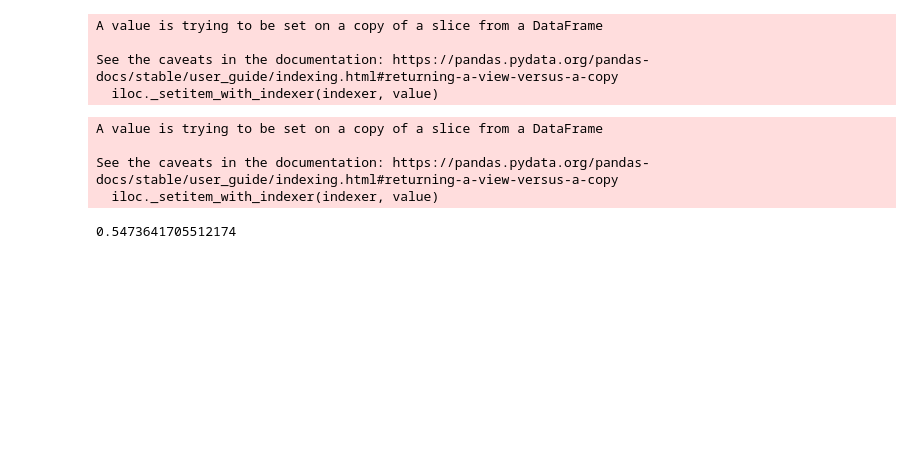
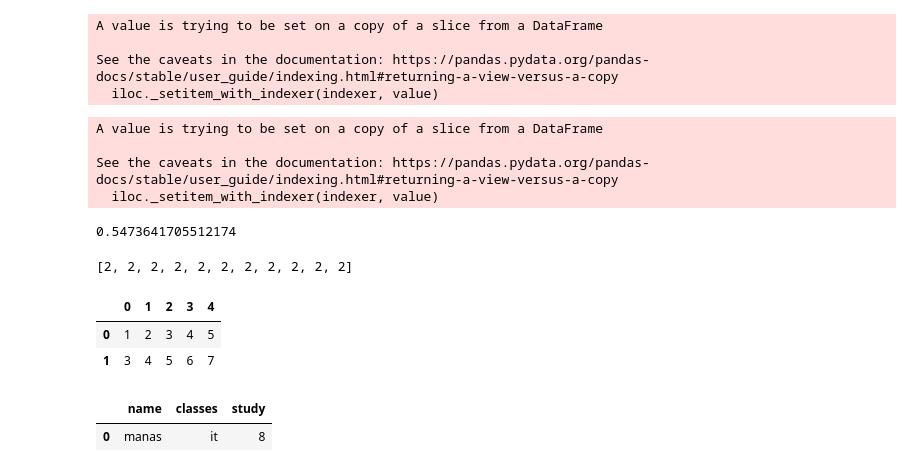
Before and after one commit to manasjaiswal/MLOPS1, a Jupyter notebook: notebook.ipynb, the cells around one changed output. Cells and saved outputs as stored; diff of their text form; code cells hidden in the pictures; blank space fills up the shorter version.

```diff
--- a/notebook.ipynb
+++ b/notebook.ipynb
@@ -889,3 +889,9 @@ from sklearn.metrics import r2_score
 r2_score(y_true,y_pred)
 # %% [output]
 0.5473641705512174
+# %%
+[2]*11
+# %% [output]
+[2, 2, 2, 2, 2, 2, 2, 2, 2, 2, 2]
+# %%
+arr=[[1,2,3,4,5],[3,4,5,6,7]]
@@ -891,0 +900,2 @@ r2_score(y_true,y_pred)
+# %%
+df=pd.DataFrame(arr)
@@ -891,0 +909,11 @@ r2_score(y_true,y_pred)
+# %%
+df
+# %% [output]
+|  | 0 | 1 | 2 | 3 | 4 |
+| 0 | 1 | 2 | 3 | 4 | 5 |
+| 1 | 3 | 4 | 5 | 6 | 7 |
+# %%
+pd.DataFrame(d)
+# %% [output]
+|  | name | classes | study |
+| 0 | manas | it | 8 |
```
Also changed, not shown: parts of 2 cells of this notebook, 32 other files.
